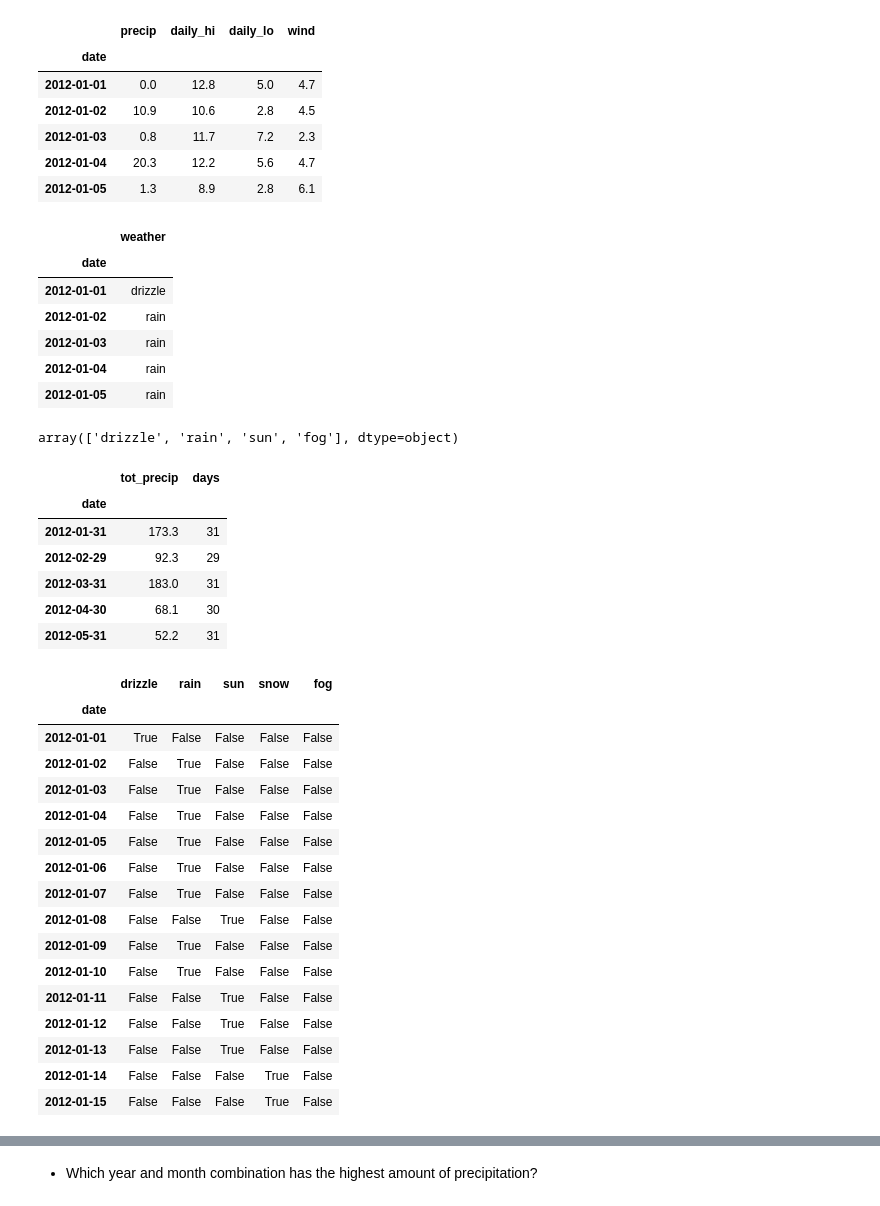
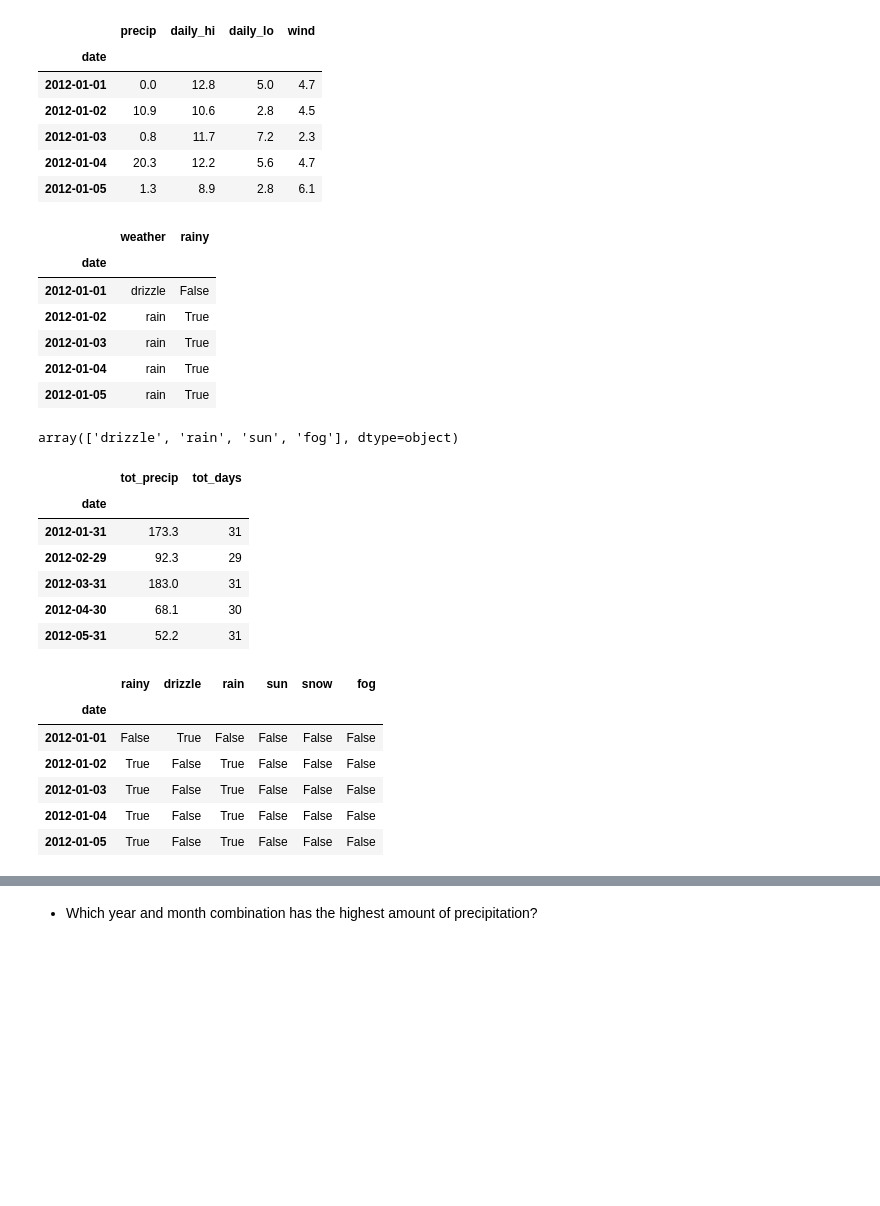
Before and after one commit to kjeliasen/ds-methodologies-exercises, a Jupyter notebook: time_series/exercises_additional.ipynb, the cells around one changed output, grey strips where cells are left out. Cells and saved outputs as stored; diff of their text form; code cells hidden in the pictures; blank space fills up the shorter version.

```diff
--- a/time_series/exercises_additional.ipynb
+++ b/time_series/exercises_additional.ipynb
@@ -304,6 +308,7 @@ data.seattle_weather()
 # %%
 seawx=data.seattle_weather().set_index('date')
 seawx=seawx.rename(columns={'precipitation': 'precip', 'temp_max': 'daily_hi', 'temp_min': 'daily_lo'})
+seawx['rainy'] = (seawx.precip > 0) & (seawx.daily_hi > 0) & (seawx.weather != 'snow')
 frame_splain(seawx, splain=True)
 seawx.head(15)
 # %% [output]
@@ -344,5 +349,5 @@ weather     1461 non-null object
 # %%
-seawx_stat_cols = seawx.columns[seawx.dtypes!='object']
-seawx_desc_cols = seawx.columns[seawx.dtypes=='object']
+seawx_stat_cols = ['precip', 'daily_hi', 'daily_lo', 'wind']
+seawx_desc_cols = ['weather', 'rainy']
 print('stats:',seawx_stat_cols,'\ndesc:',seawx_desc_cols)
 # %% [output]
@@ -363,13 +368,13 @@ seawx_stats.head()
 seawx_conds = seawx[seawx_desc_cols].copy()
 seawx_conds.head()
 # %% [output]
-|  | weather |
-| date |  |
-| 2012-01-01 | drizzle |
-| 2012-01-02 | rain |
-| 2012-01-03 | rain |
-| 2012-01-04 | rain |
-| 2012-01-05 | rain |
+|  | weather | rainy |
+| date |  |  |
+| 2012-01-01 | drizzle | False |
+| 2012-01-02 | rain | True |
+| 2012-01-03 | rain | True |
+| 2012-01-04 | rain | True |
+| 2012-01-05 | rain | True |
 # %%
 seawx[seawx.precip == 0].weather.unique()
 # %% [output]
@@ -377,11 +382,11 @@ array(['drizzle', 'rain', 'sun', 'fog'], dtype=object)
 # %%
 seawxm_sums = seawx[['precip']].copy()
 seawxm_sums['days'] = 1
-seawxm_sums = seawxm_sums.resample('M').sum().rename(columns={'precip': 'tot_precip'})
+seawxm_sums = seawxm_sums.resample('M').sum().rename(columns={'precip': 'tot_precip', 'days': 'tot_days', 'rainy': 'rainy_days'})
 # seawxm_sums = seawxm[['days','tot_precip']]
 seawxm_sums.head()
 # %% [output]
-|  | tot_precip | days |
+|  | tot_precip | tot_days |
 | date |  |  |
 | 2012-01-31 | 173.3 | 31 |
 | 2012-02-29 | 92.3 | 29 |
@@ -391,29 +396,19 @@ seawxm_sums.head()
 # %%
 conds = seawx_conds.weather.unique()
 
 for c in conds:
     seawx_conds[c] = seawx_conds.weather == c
 
 seawx_conds = seawx_conds.drop(columns='weather')
 
-seawx_conds.head(15)
+seawx_conds.head(5)
 # %% [output]
-|  | drizzle | rain | sun | snow | fog |
-| date |  |  |  |  |  |
-| 2012-01-01 | True | False | False | False | False |
-| 2012-01-02 | False | True | False | False | False |
-| 2012-01-03 | False | True | False | False | False |
-| 2012-01-04 | False | True | False | False | False |
-| 2012-01-05 | False | True | False | False | False |
-| 2012-01-06 | False | True | False | False | False |
-| 2012-01-07 | False | True | False | False | False |
-| 2012-01-08 | False | False | True | False | False |
-| 2012-01-09 | False | True | False | False | False |
-| 2012-01-10 | False | True | False | False | False |
-| 2012-01-11 | False | False | True | False | False |
-| 2012-01-12 | False | False | True | False | False |
-| 2012-01-13 | False | False | True | False | False |
-| 2012-01-14 | False | False | False | True | False |
-| 2012-01-15 | False | False | False | True | False |
+|  | rainy | drizzle | rain | sun | snow | fog |
+| date |  |  |  |  |  |  |
+| 2012-01-01 | False | True | False | False | False | False |
+| 2012-01-02 | True | False | True | False | False | False |
+| 2012-01-03 | True | False | True | False | False | False |
+| 2012-01-04 | True | False | True | False | False | False |
+| 2012-01-05 | True | False | True | False | False | False |
 # %%
 seawxm_conds = seawx_conds.resample('M').agg(['sum', 'mean'])
```
Also changed, not shown: parts of 15 cells of this notebook, 5 other files.
